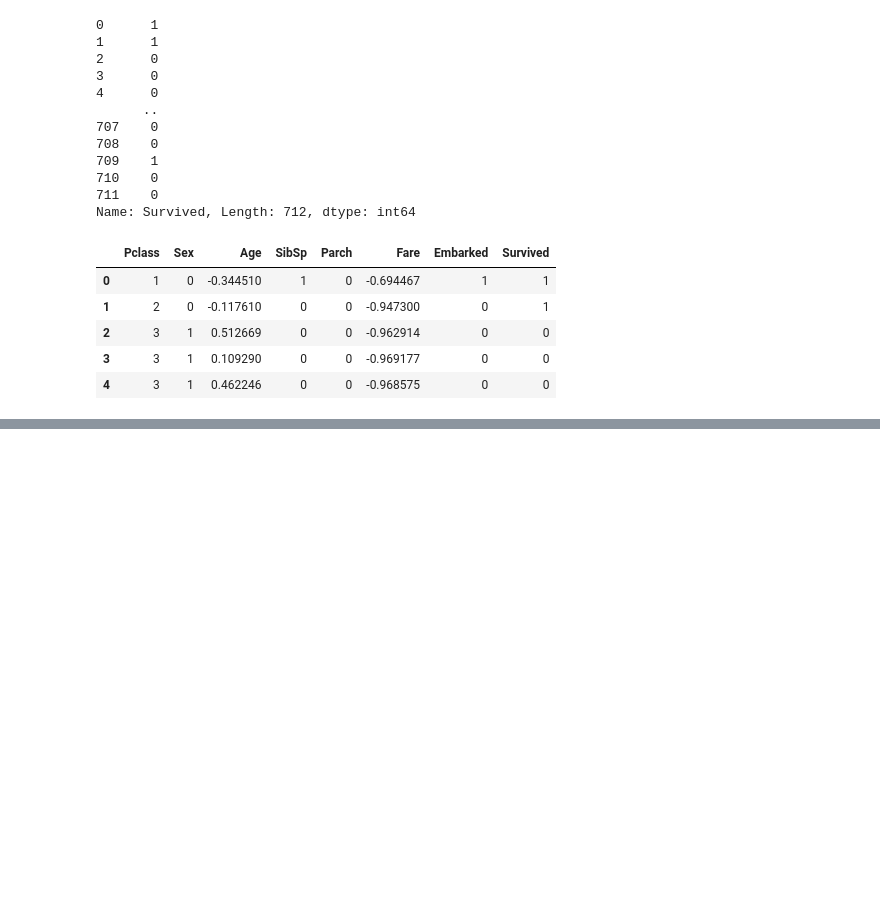
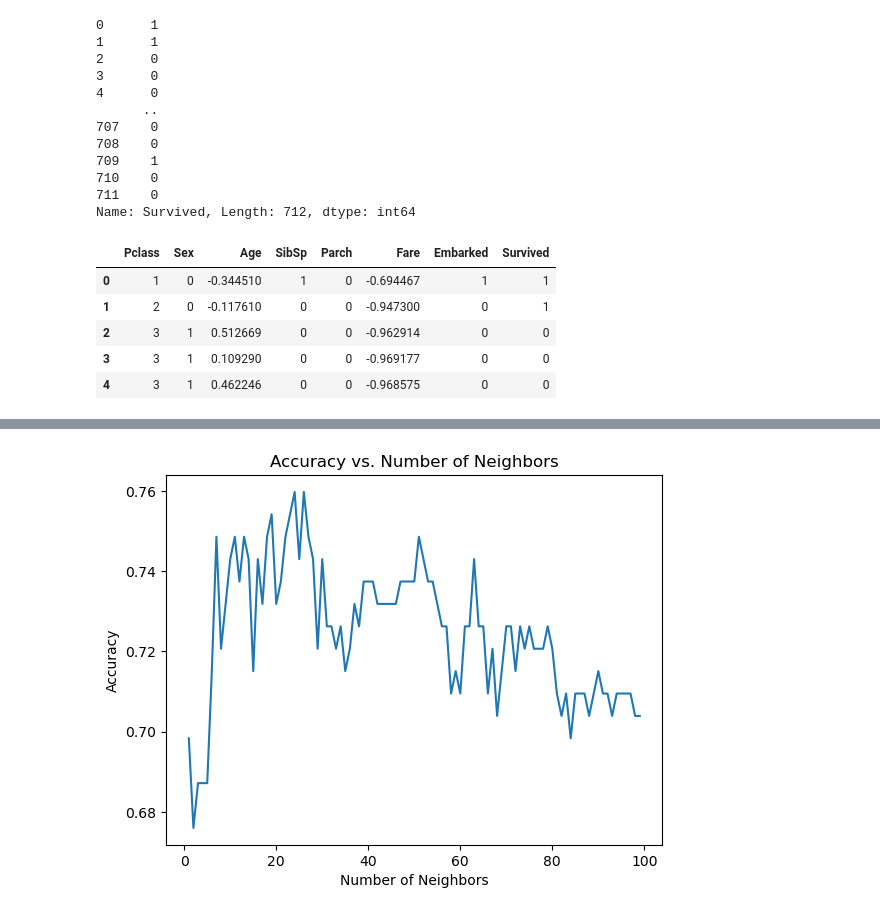
Before and after one commit to eranCat/TitanicML, a Jupyter notebook: TitanicMLDemo.ipynb, the cells around one changed output, grey strips where cells are left out. Saved outputs shown, nothing was run; the diff lists cells and outputs as text; code cells hidden in the pictures; blank space fills up the shorter version.

Commit message:
More KNearestNeighbors and Graph Added

```diff
--- a/TitanicMLDemo.ipynb
+++ b/TitanicMLDemo.ipynb
@@ -222,0 +226,17 @@ print("accuracy: ", accuracy)
+# %%
+neighbors = np.arange(1, 100)
+accuracy_scores=[]
+for n in neighboars:
+    knn = KNeighborsClassifier(n_neighbors=n)
+    knn.fit(x_feature,y_label)
+    y_pred = knn.predict(x_test)
+    accuracy = accuracy_score(y_test, y_pred)
+    accuracy_scores.append(accuracy)
+# %%
+plt.plot(neighbors, accuracy_scores)
+plt.xlabel('Number of Neighbors')
+plt.ylabel('Accuracy')
+plt.title('Accuracy vs. Number of Neighbors')
+plt.show()
+# %% [output]
+[figure, added]
```
Also changed, not shown: parts of 2 cells of this notebook.
